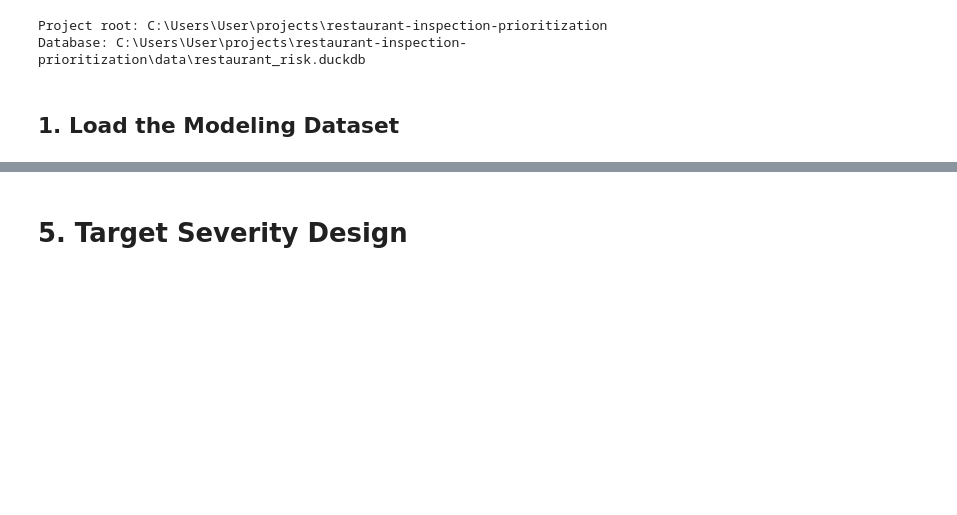
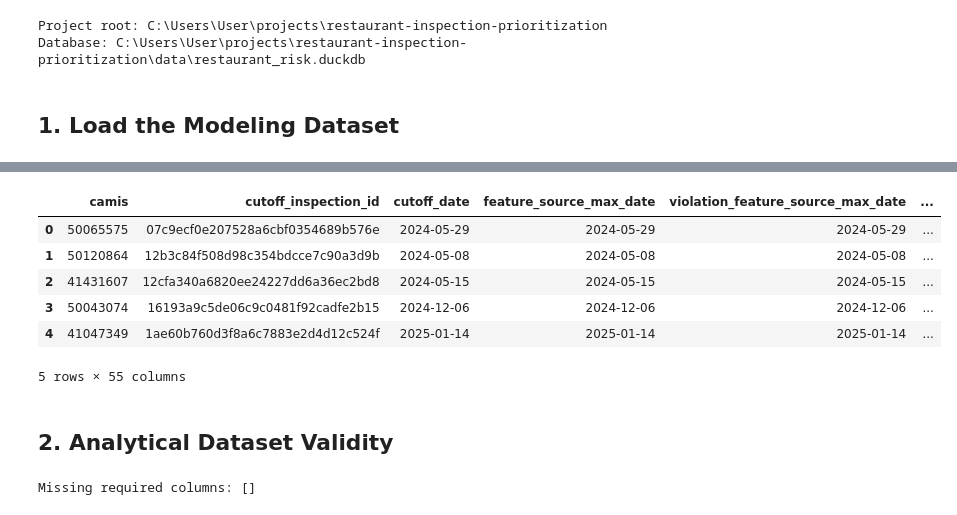
Before and after one commit to souro26/restaurant-inspection-prioritization, a Jupyter notebook: notebooks/01_modeling_dataset_eda.ipynb, the cells around one changed output, grey strips where cells are left out. Drawn from its saved outputs; the diff is of its cells as text; code cells hidden in the pictures; blank space fills up the shorter version.

```diff
--- a/notebooks/01_modeling_dataset_eda.ipynb
+++ b/notebooks/01_modeling_dataset_eda.ipynb
@@ -238,2 +79,0 @@ example_critical_event
-# %% [markdown]
-# 5. Target Severity Design
@@ -325,0 +80,29 @@ threshold_comparison
+# %%
+df.head()
+# %% [output]
+|  | camis | cutoff_inspection_id | cutoff_date | feature_source_max_date | violation_feature_source_max_date | ... |
+| 0 | 50065575 | 07c9ecf0e207528a6cbf0354689b576e | 2024-05-29 | 2024-05-29 | 2024-05-29 | ... |
+| 1 | 50120864 | 12b3c84f508d98c354bdcce7c90a3d9b | 2024-05-08 | 2024-05-08 | 2024-05-08 | ... |
+| 2 | 41431607 | 12cfa340a6820ee24227dd6a36ec2bd8 | 2024-05-15 | 2024-05-15 | 2024-05-15 | ... |
+| 3 | 50043074 | 16193a9c5de06c9c0481f92cadfe2b15 | 2024-12-06 | 2024-12-06 | 2024-12-06 | ... |
+| 4 | 41047349 | 1ae60b760d3f8a6c7883e2d4d12c524f | 2025-01-14 | 2025-01-14 | 2025-01-14 | ... |
+5 rows × 55 columns
+# %% [markdown]
+## 2. Analytical Dataset Validity
+# %%
+required_columns = [
+    "camis",
+    "cutoff_inspection_id",
+    "cutoff_date",
+    "target_inspection_id",
+    "target_inspection_date",
+    "target_inspection_type",
+    "days_to_target",
+    "target_high_severity",
+    "history_depth_bucket",
+]
+
+missing_columns = [column for column in required_columns if column not in df.columns]
+print("Missing required columns:", missing_columns)
+# %% [output]
+Missing required columns: []
```
Also changed, not shown: parts of 61 cells of this notebook, 5 other files.
